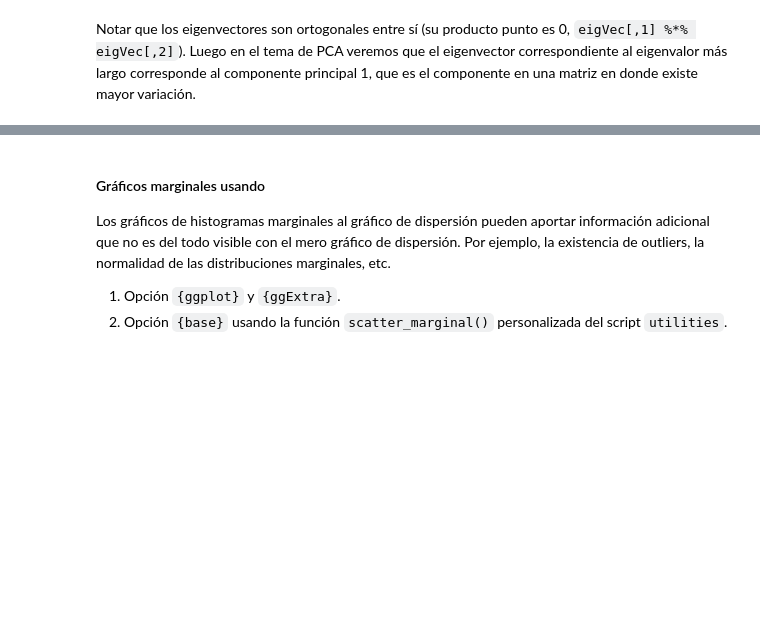
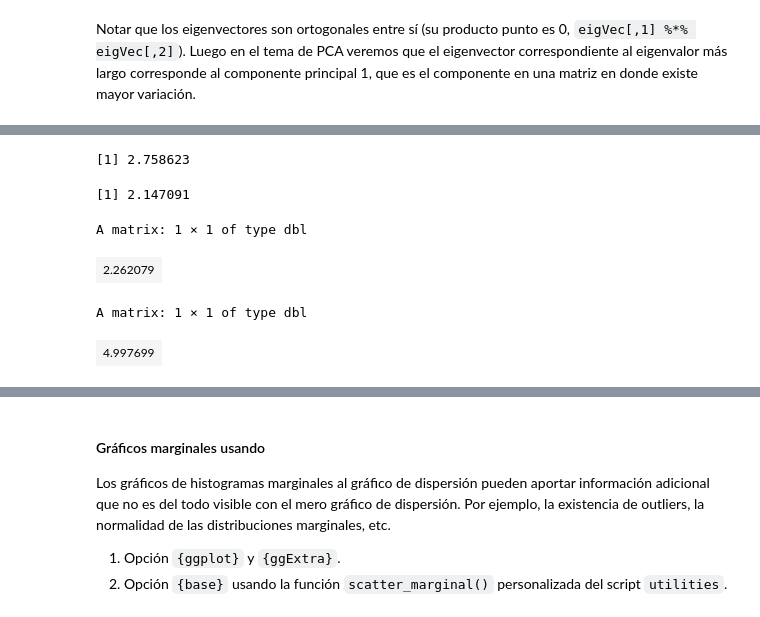
Before and after one commit to jealcalat/Analisis_multivariado-deprecated-, a Jupyter notebook: 2_modelos_multivariados/2.2_distribucion_multinormal.ipynb, the cells around one changed output, grey strips where cells are left out. Cells and saved outputs as stored; diff of their text form; code cells hidden in the pictures; blank space fills up the shorter version.

```diff
--- a/2_modelos_multivariados/2.2_distribucion_multinormal.ipynb
+++ b/2_modelos_multivariados/2.2_distribucion_multinormal.ipynb
@@ -702,0 +474,22 @@ Notar que los eigenvectores son ortogonales entre sí (su producto punto es 0, `
+# %%
+# En R lo anterior sería
+# matriz inversa
+Sinv <- matrix(c(3.7, -2.4, -2.4, 2.5), ncol = 2, byrow = TRUE)
+# vector centroide
+mu <- c(3.1, 3)
+# distancia euclideana p1
+p1 <- as.matrix(c(5, 5))
+norm(p1-mu, type = '2')
+p2 <- as.matrix(c(5, 2))
+norm(p2 - mu, type = "2")
+# d de Malahanobis de p1; %*% es el producto punto, t(x) es la traspuesta de x
+sqrt(t(p1-mu) %*% Sinv %*% (p1-mu))
+# d de Malahanobis de p2
+sqrt(t(p2-mu) %*% Sinv %*% (p2-mu))
+# %% [output]
+[1] 2.758623
+[1] 2.147091
+A matrix: 1 × 1 of type dbl
+| 2.262079 |
+A matrix: 1 × 1 of type dbl
+| 4.997699 |
```
Also changed, not shown: parts of 22 cells of this notebook, 2 other files.
